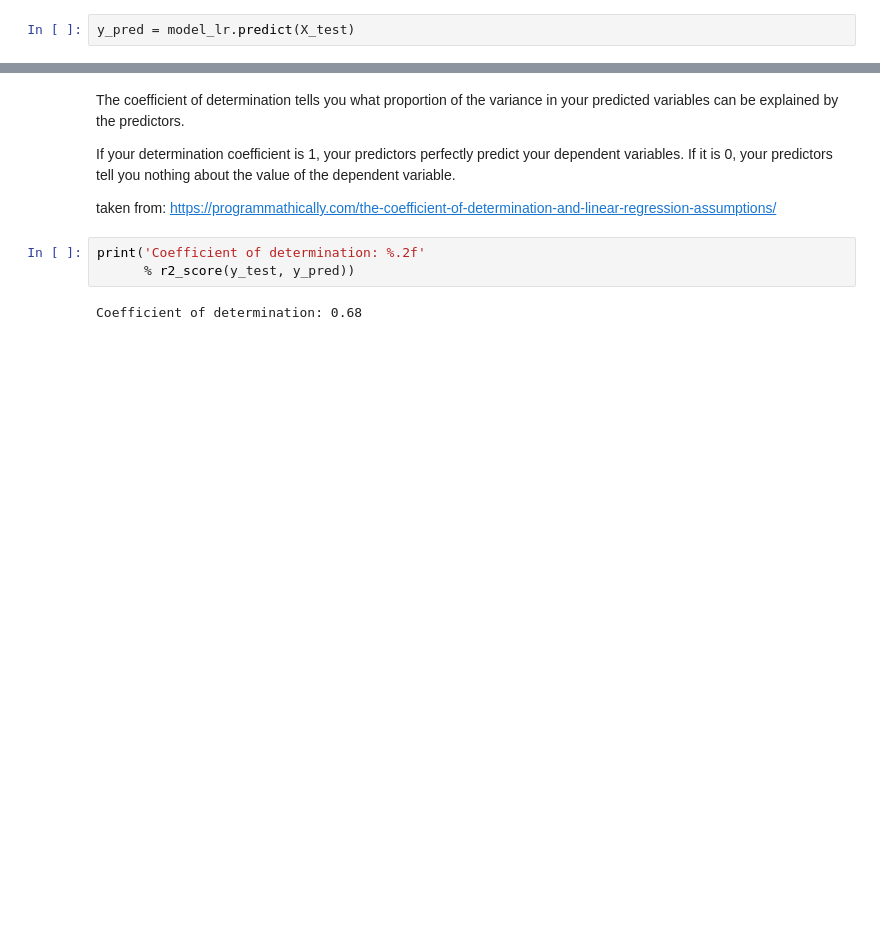
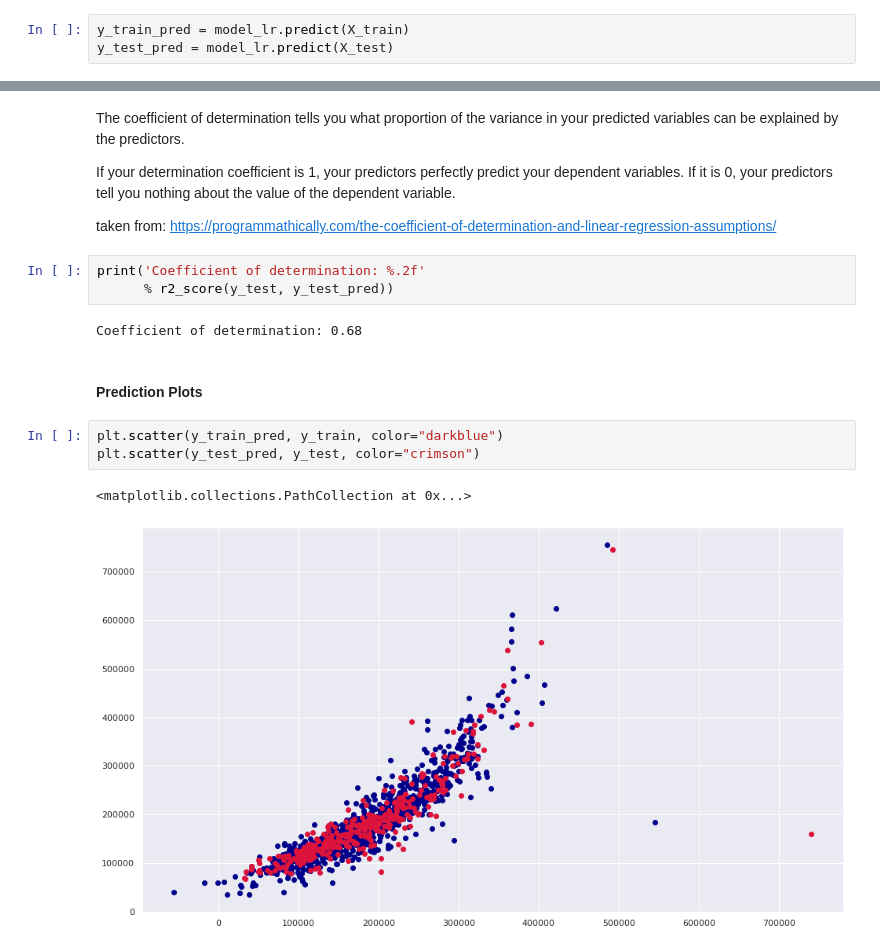
Before and after one commit to snaylix/House-prices-prediction, a Jupyter notebook: 2021-07-17_House-Prices_Prediction_04_Linear_Regression.ipynb, the cells around one changed output, grey strips where cells are left out. Saved outputs shown, nothing was run; the diff lists cells and outputs as text; blank space fills up the shorter version.

Commit message:
[CED-023] :lipstick: Plot predictions

```diff
--- a/2021-07-17_House-Prices_Prediction_04_Linear_Regression.ipynb
+++ b/2021-07-17_House-Prices_Prediction_04_Linear_Regression.ipynb
@@ -67,7 +67,8 @@ model_lr.fit(X_train, y_train)
 # %% [output]
 LinearRegression()
 # %%
-y_pred = model_lr.predict(X_test)
+y_train_pred = model_lr.predict(X_train)
+y_test_pred = model_lr.predict(X_test)
 # %%
 print('Coefficients: \n', model_lr.coef_)
 # %% [output]
@@ -90,6 +91,14 @@ If your determination coefficient is 1, your predictors perfectly predict your d
 taken from: https://programmathically.com/the-coefficient-of-determination-and-linear-regression-assumptions/
 # %%
 print('Coefficient of determination: %.2f'
-      % r2_score(y_test, y_pred))
+      % r2_score(y_test, y_test_pred))
 # %% [output]
 Coefficient of determination: 0.68
+# %% [markdown]
+#### Prediction Plots
+# %%
+plt.scatter(y_train_pred, y_train, color="darkblue")
+plt.scatter(y_test_pred, y_test, color="crimson")
+# %% [output]
+<matplotlib.collections.PathCollection at 0x...>
+[figure, added]
```
Also changed, not shown: parts of 1 cell of this notebook.
